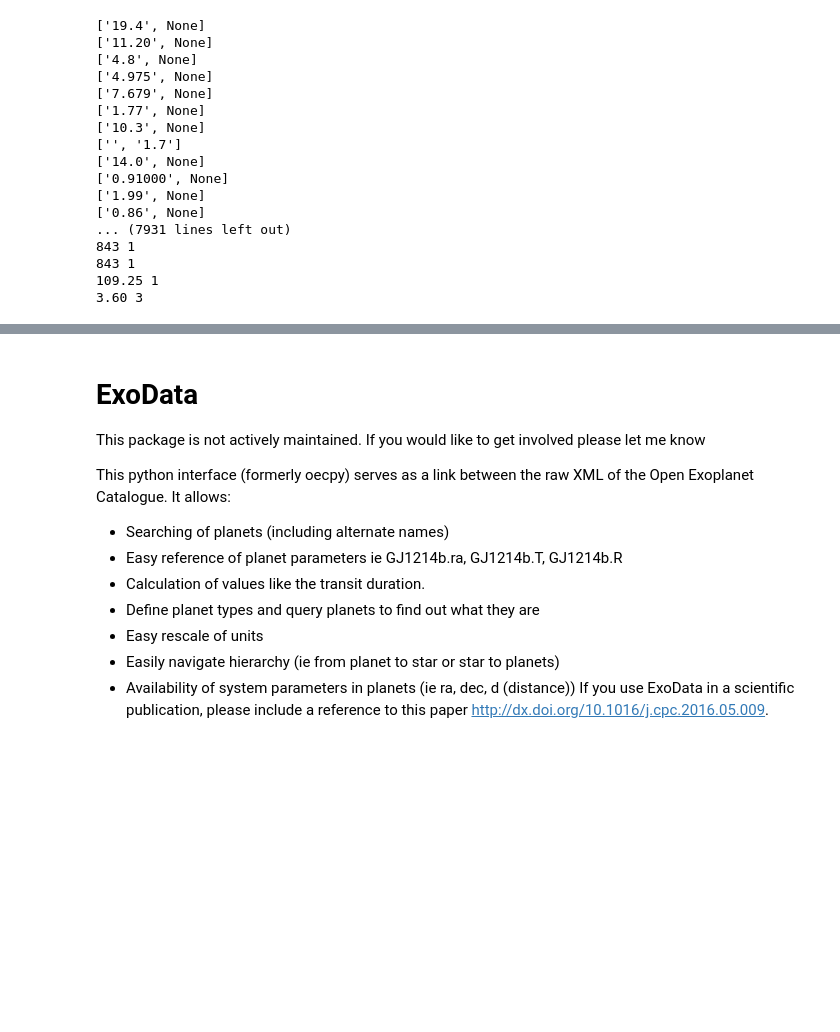
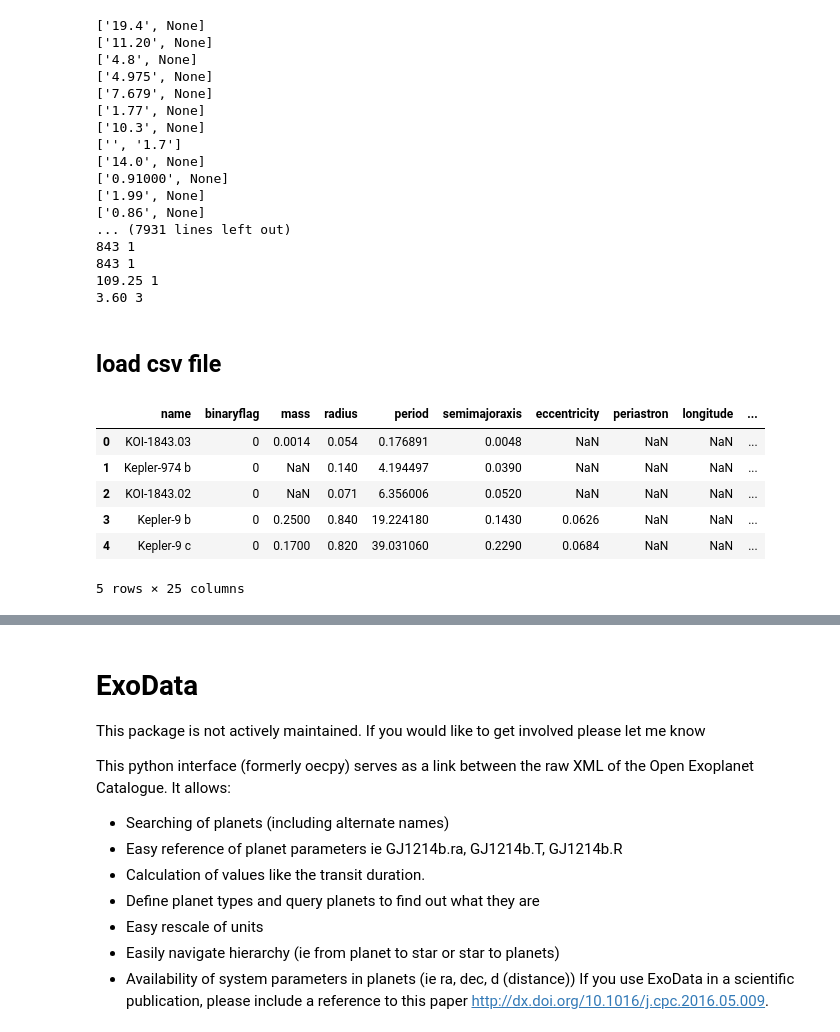
Before and after one commit to DerrickDDInAI/astro, a Jupyter notebook: core/Databases.ipynb, the cells around one changed output, grey strips where cells are left out. Saved outputs shown, nothing was run; the diff lists cells and outputs as text; code cells hidden in the pictures; blank space fills up the shorter version.

```diff
--- a/core/Databases.ipynb
+++ b/core/Databases.ipynb
@@ -44,3 +55,18 @@ for system in oec.findall(".//system"):
 843 1
 109.25 1
 3.60 3
+# %% [markdown]
+## load csv file
+# %%
+import pandas as pd
+url = "https://raw.githubusercontent.com/OpenExoplanetCatalogue/oec_tables/master/comma_separated/open_exoplanet_catalogue.txt"
+oec_df = pd.read_csv(url)
+oec_df.head()
+# %% [output]
+|  | name | binaryflag | mass | radius | period | semimajoraxis | eccentricity | periastron | longitude | ... |
+| 0 | KOI-1843.03 | 0 | 0.0014 | 0.054 | 0.176891 | 0.0048 | NaN | NaN | NaN | ... |
+| 1 | Kepler-974 b | 0 | NaN | 0.140 | 4.194497 | 0.0390 | NaN | NaN | NaN | ... |
+| 2 | KOI-1843.02 | 0 | NaN | 0.071 | 6.356006 | 0.0520 | NaN | NaN | NaN | ... |
+| 3 | Kepler-9 b | 0 | 0.2500 | 0.840 | 19.224180 | 0.1430 | 0.0626 | NaN | NaN | ... |
+| 4 | Kepler-9 c | 0 | 0.1700 | 0.820 | 39.031060 | 0.2290 | 0.0684 | NaN | NaN | ... |
+5 rows × 25 columns
```
Also changed, not shown: parts of 24 cells of this notebook.
